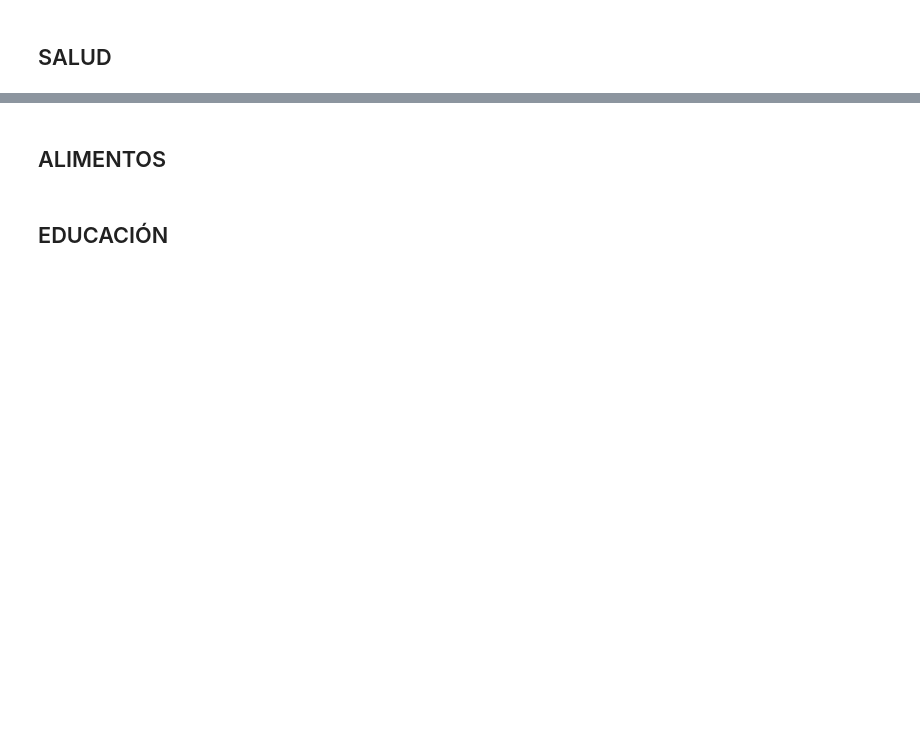
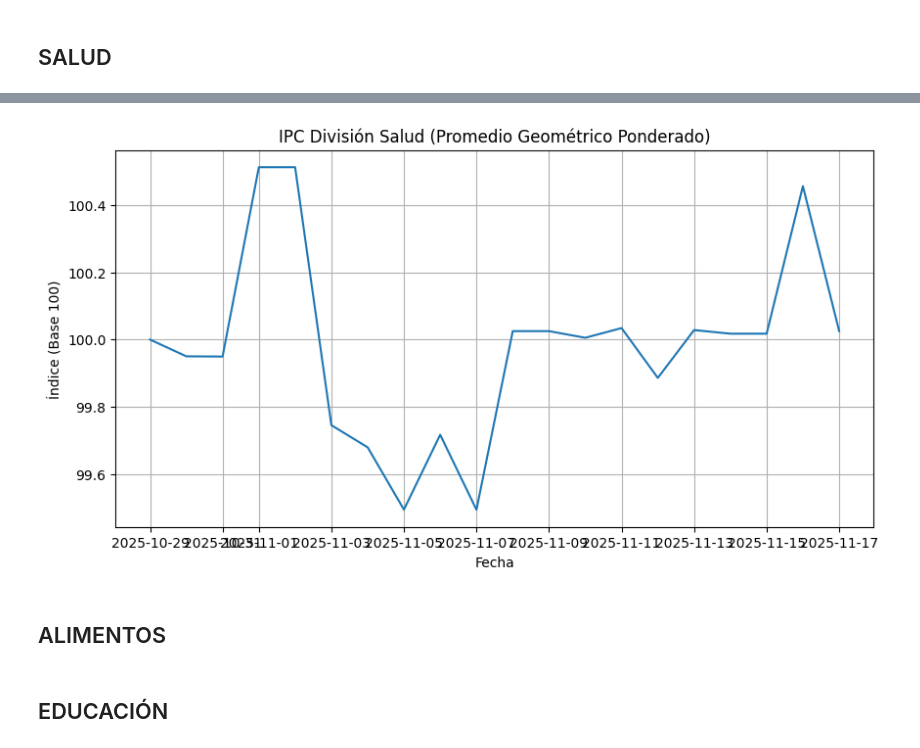
Before and after one commit to jhersoncueva/PEU_INEI_Proyecto_Integrador_IPC, a Jupyter notebook: ipc-webscraping/merge_base100.ipynb, the cells around one changed output, grey strips where cells are left out. Saved outputs shown, nothing was run; the diff lists cells and outputs as text; code cells hidden in the pictures; blank space fills up the shorter version.

```diff
--- a/ipc-webscraping/merge_base100.ipynb
+++ b/ipc-webscraping/merge_base100.ipynb
@@ -55,0 +35,13 @@ vector_final.plot()
+# %%
+pesos_manual = [
+    0.016,
+    0.159,
+    0.137,
+    0.107,
+    0.065,
+    0.182,
+    0.058,
+    0.085,
+    0.024,
+    0.237
+]
@@ -55,0 +79,24 @@ vector_final.plot()
+# %%
+# CÁLCULO DEL IPC DE LA DIVISIÓN (PROMEDIO GEOMÉTRICO PONDERADO)
+
+# SOLO columnas que contienen "2025"
+cols_fechas = [c for c in df_ipc.columns if "2025" in c]
+
+w = np.array(pesos_norm)
+
+def geom_pond(x, w):
+    x = np.array(x)
+    return np.exp(np.sum(w * np.log(x)) / np.sum(w))
+
+ipc_salud = {}
+
+for col in cols_fechas:
+    ipc_salud[col] = geom_pond(df_ipc[col], w)
+
+# Serie final ordenada por fecha
+ipc_salud = pd.Series(ipc_salud)
+ipc_salud.index = pd.to_datetime(ipc_salud.index)
+ipc_salud = ipc_salud.sort_index()
+
+print("\nIPC de la División SALUD:")
+display(ipc_salud)
@@ -56,2 +122,12 @@ vector_final.plot()
+# %%
+plt.figure(figsize=(10, 5))
+plt.plot(ipc_salud.index, ipc_salud.values)
+plt.title("IPC División Salud (Promedio Geométrico Ponderado)")
+plt.xlabel("Fecha")
+plt.ylabel("Índice (Base 100)")
+plt.grid(True)
+plt.show()
+# %% [output]
+[figure, added]
 # %% [markdown]
 ## ALIMENTOS
```
Also changed, not shown: parts of 9 cells of this notebook, 3 other files.
